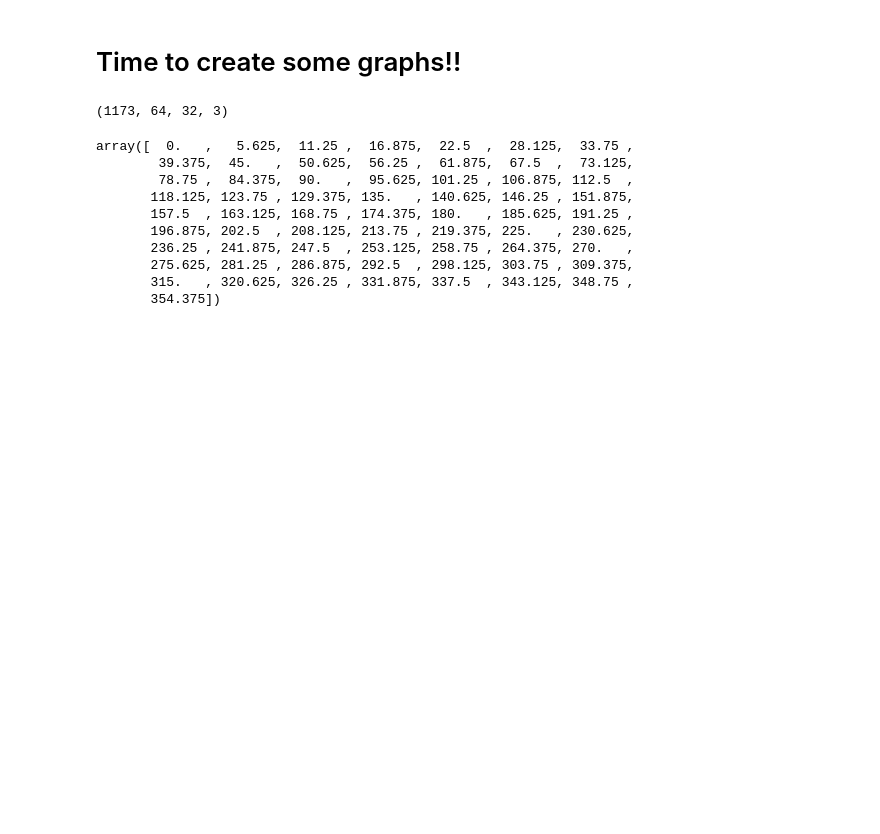
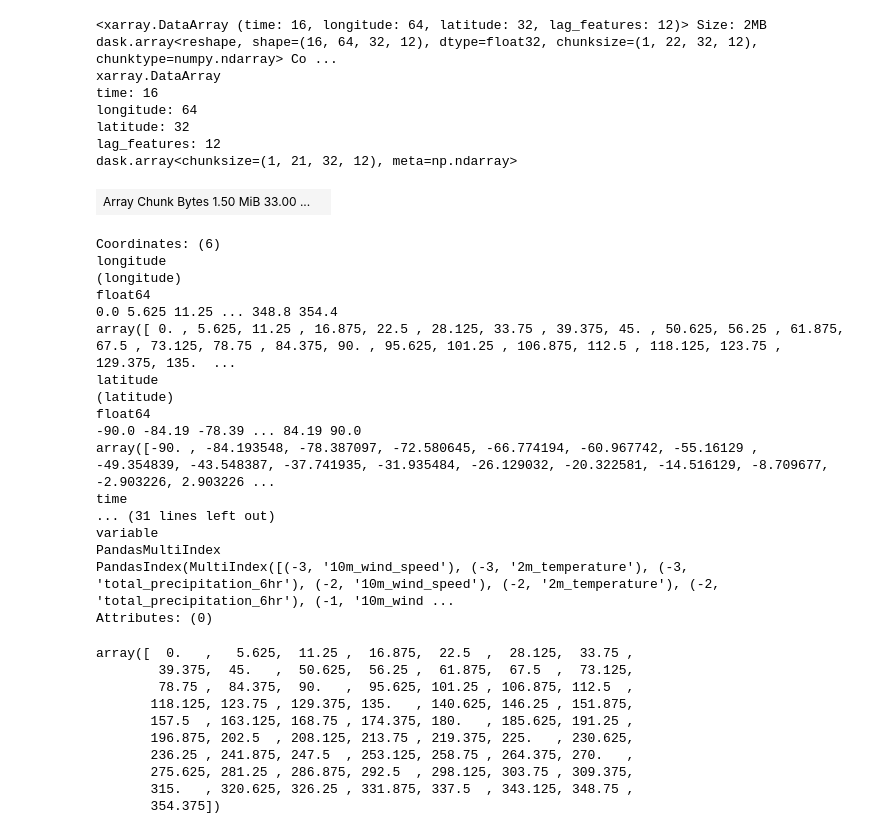
Before and after one commit to ArturKKK/graphcast-lite, a Jupyter notebook: data/data_loading.ipynb, the cells around one changed output. Saved outputs shown, nothing was run; the diff lists cells and outputs as text; code cells hidden in the pictures; blank space fills up the shorter version.

```diff
--- a/data/data_loading.ipynb
+++ b/data/data_loading.ipynb
@@ -233,14 +165,39 @@ array([1.0000002 , 0.9999996 , 0.99999774, ..., 1.0000001 , 1.        ,
-# %% [markdown]
-# Time to create some graphs!!
-# %%
-X_train_scaled_xr = X_train_scaled.unstack('space')
-y_train_scaled_xr = y_train_scaled.unstack('space')
-X_test_scaled_xr = X_test_scaled.unstack('space')
-y_test_scaled_xr = y_test_scaled.unstack('space')
-
-X_train_scaled_xr.shape
-# %% [output]
-(1173, 64, 32, 3)
+# %%
+# Concate the window and variable dimensions to get a single vector/dimension of lagged features
+grouping = ['window', 'variable']
+
+X_train_scaled_xr = X_train_scaled.unstack().stack(lag_features=grouping)
+y_train_scaled_xr = y_train_scaled.unstack().stack(lag_features=grouping)
+X_test_scaled_xr = X_test_scaled.unstack().stack(lag_features=grouping)
+y_test_scaled_xr = y_test_scaled.unstack().stack(lag_features=grouping)
+
+X_train_scaled_xr
+# %% [output]
+<xarray.DataArray (time: 16, longitude: 64, latitude: 32, lag_features: 12)> Size: 2MB dask.array<reshape, shape=(16, 64, 32, 12), dtype=float32, chunksize=(1, 22, 32, 12), chunktype=numpy.ndarray> Co ...
+xarray.DataArray
+time: 16
+longitude: 64
+latitude: 32
+lag_features: 12
+dask.array<chunksize=(1, 21, 32, 12), meta=np.ndarray>
+| Array Chunk Bytes 1.50 MiB 33.00 ... |  |
+Coordinates: (6)
+longitude
+(longitude)
+float64
+0.0 5.625 11.25 ... 348.8 354.4
+array([ 0. , 5.625, 11.25 , 16.875, 22.5 , 28.125, 33.75 , 39.375, 45. , 50.625, 56.25 , 61.875, 67.5 , 73.125, 78.75 , 84.375, 90. , 95.625, 101.25 , 106.875, 112.5 , 118.125, 123.75 , 129.375, 135.  ...
+latitude
+(latitude)
+float64
+-90.0 -84.19 -78.39 ... 84.19 90.0
+array([-90. , -84.193548, -78.387097, -72.580645, -66.774194, -60.967742, -55.16129 , -49.354839, -43.548387, -37.741935, -31.935484, -26.129032, -20.322581, -14.516129, -8.709677, -2.903226, 2.903226 ...
+time
+... (31 lines left out)
+variable
+PandasMultiIndex
+PandasIndex(MultiIndex([(-3, '10m_wind_speed'), (-3, '2m_temperature'), (-3, 'total_precipitation_6hr'), (-2, '10m_wind_speed'), (-2, '2m_temperature'), (-2, 'total_precipitation_6hr'), (-1, '10m_wind ...
+Attributes: (0)
 # %%
 ds.longitude.values
 # %% [output]
```
Also changed, not shown: parts of 21 cells of this notebook, 5 other files.
